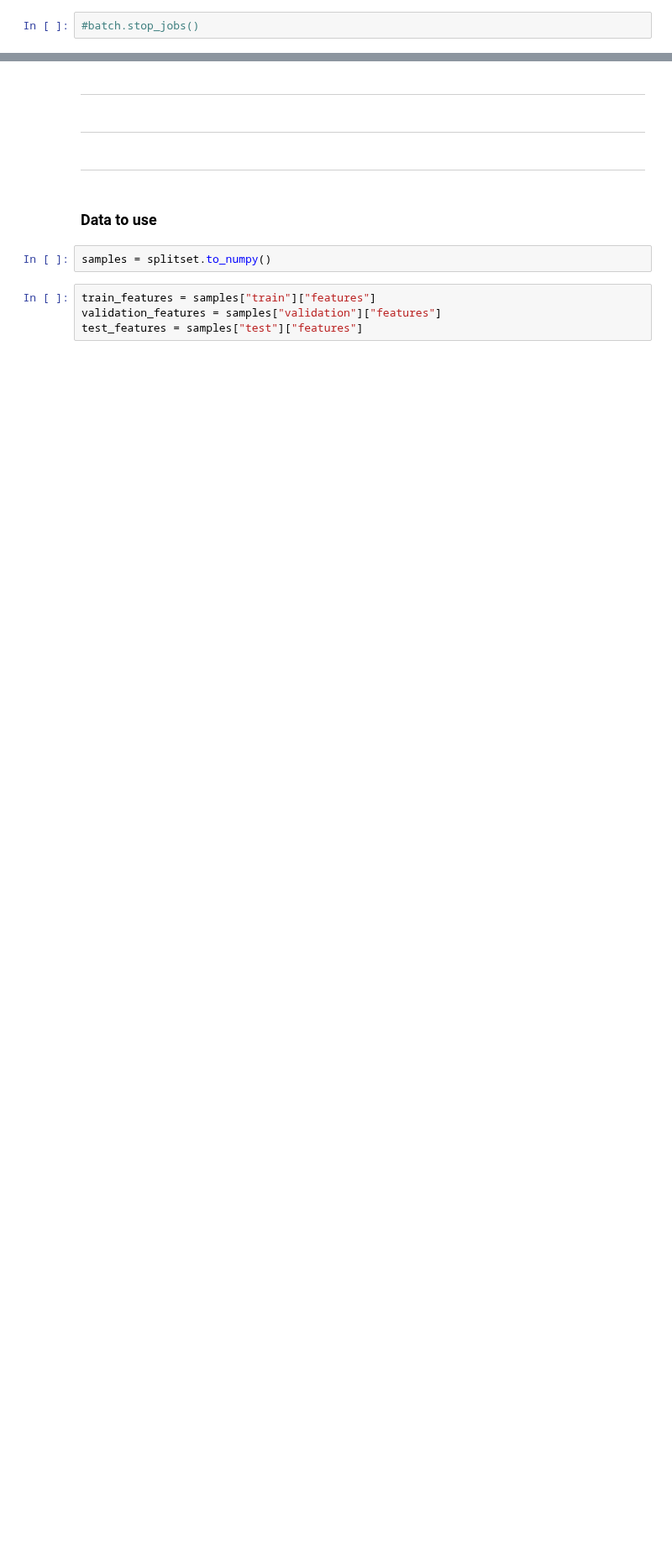
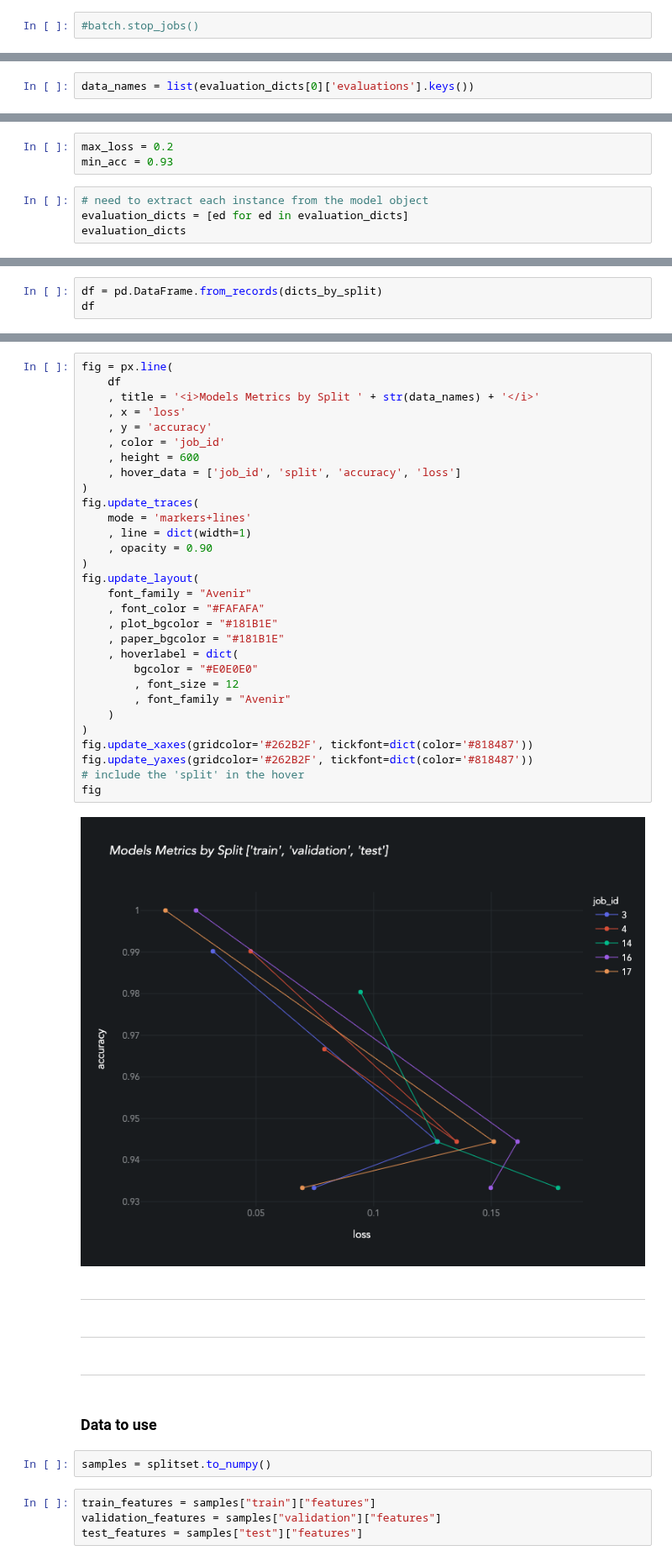
Before and after one commit to pydatasci-repos/pydatasci, a Jupyter notebook: notebooks/dev_alg_model.ipynb, the cells around one changed output, grey strips where cells are left out. Shown at 84% size. Saved outputs shown, nothing was run; the diff lists cells and outputs as text; blank space fills up the shorter version.

Commit message:
plotting evaluations w thresholds

```diff
--- a/notebooks/dev_alg_model.ipynb
+++ b/notebooks/dev_alg_model.ipynb
@@ -216,0 +222,2 @@ batch.jobs[0].results[0].model_history
+# %%
+data_names = list(evaluation_dicts[0]['evaluations'].keys())
@@ -216,0 +234,7 @@ batch.jobs[0].results[0].model_history
+# %%
+max_loss = 0.2
+min_acc = 0.93
+# %%
+# need to extract each instance from the model object
+evaluation_dicts = [ed for ed in evaluation_dicts]
+evaluation_dicts
@@ -216,0 +290,3 @@ batch.jobs[0].results[0].model_history
+# %%
+df = pd.DataFrame.from_records(dicts_by_split)
+df
@@ -217,3 +320,35 @@ batch.jobs[0].results[0].model_history
+# %%
+fig = px.line(
+    df
+    , title = '<i>Models Metrics by Split ' + str(data_names) + '</i>'
+    , x = 'loss'
+    , y = 'accuracy'
+    , color = 'job_id'
+    , height = 600
+    , hover_data = ['job_id', 'split', 'accuracy', 'loss']
+)
+fig.update_traces(
+    mode = 'markers+lines'
+    , line = dict(width=1)
+    , opacity = 0.90
+)
+fig.update_layout(
+    font_family = "Avenir"
+    , font_color = "#FAFAFA"
+    , plot_bgcolor = "#181B1E"
+    , paper_bgcolor = "#181B1E"
+    , hoverlabel = dict(
+        bgcolor = "#E0E0E0"
+        , font_size = 12
+        , font_family = "Avenir"
+    )
+)
+fig.update_xaxes(gridcolor='#262B2F', tickfont=dict(color='#818487'))
+fig.update_yaxes(gridcolor='#262B2F', tickfont=dict(color='#818487'))
+# include the 'split' in the hover
+fig
+# %% [output]
+[figure, added]
 # %% [markdown]
 ---
 # %% [markdown]
```
Also changed, not shown: parts of 30 cells of this notebook, 4 other files.
